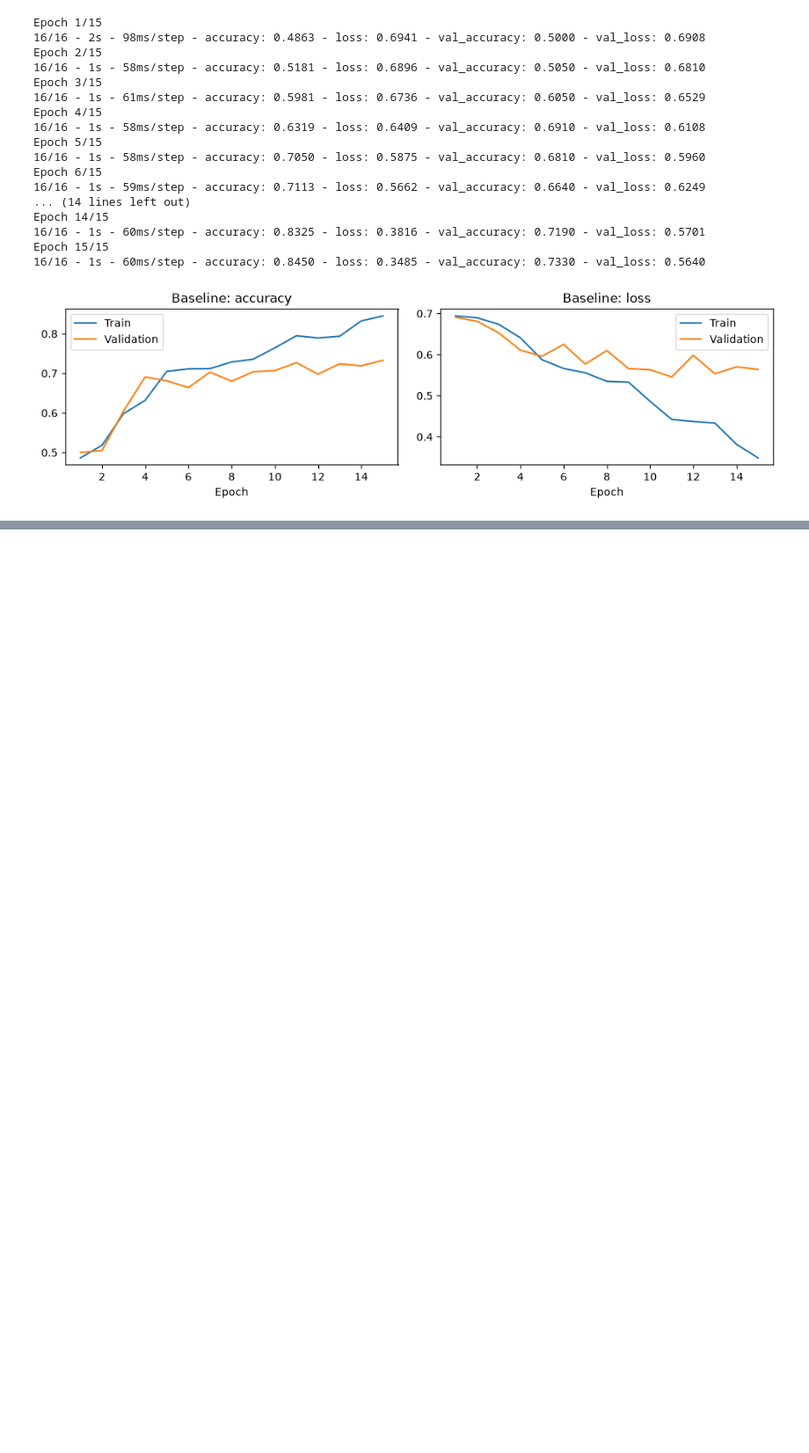
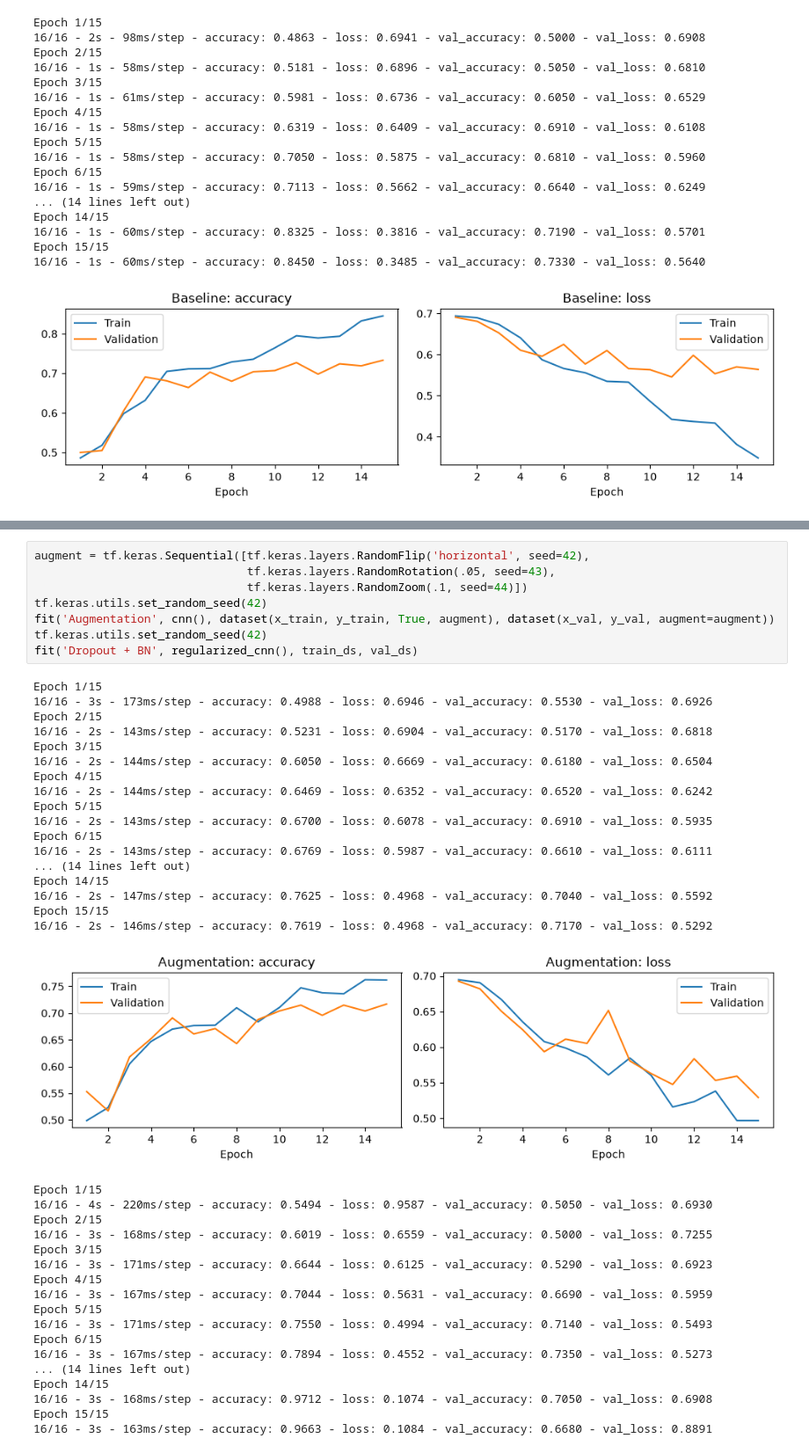
Before and after one commit to Vectra777/Projet-ia-it, a Jupyter notebook: cats_dogs_cnn.ipynb, the cells around one changed output, grey strips where cells are left out. Shown at 88% size. Drawn from its saved outputs; the diff is of its cells as text; blank space fills up the shorter version.

Commit message:
Ajout de l'augmentation, du dropout et de la batchnorm

```diff
--- a/cats_dogs_cnn.ipynb
+++ b/cats_dogs_cnn.ipynb
@@ -244,0 +256,44 @@ Epoch 15/15
+# %%
+augment = tf.keras.Sequential([tf.keras.layers.RandomFlip('horizontal', seed=42),
+                               tf.keras.layers.RandomRotation(.05, seed=43),
+                               tf.keras.layers.RandomZoom(.1, seed=44)])
+tf.keras.utils.set_random_seed(42)
+fit('Augmentation', cnn(), dataset(x_train, y_train, True, augment), dataset(x_val, y_val, augment=augment))
+tf.keras.utils.set_random_seed(42)
+fit('Dropout + BN', regularized_cnn(), train_ds, val_ds)
+# %% [output]
+Epoch 1/15
+16/16 - 3s - 173ms/step - accuracy: 0.4988 - loss: 0.6946 - val_accuracy: 0.5530 - val_loss: 0.6926
+Epoch 2/15
+16/16 - 2s - 143ms/step - accuracy: 0.5231 - loss: 0.6904 - val_accuracy: 0.5170 - val_loss: 0.6818
+Epoch 3/15
+16/16 - 2s - 144ms/step - accuracy: 0.6050 - loss: 0.6669 - val_accuracy: 0.6180 - val_loss: 0.6504
+Epoch 4/15
+16/16 - 2s - 144ms/step - accuracy: 0.6469 - loss: 0.6352 - val_accuracy: 0.6520 - val_loss: 0.6242
+Epoch 5/15
+16/16 - 2s - 143ms/step - accuracy: 0.6700 - loss: 0.6078 - val_accuracy: 0.6910 - val_loss: 0.5935
+Epoch 6/15
+16/16 - 2s - 143ms/step - accuracy: 0.6769 - loss: 0.5987 - val_accuracy: 0.6610 - val_loss: 0.6111
+... (14 lines left out)
+Epoch 14/15
+16/16 - 2s - 147ms/step - accuracy: 0.7625 - loss: 0.4968 - val_accuracy: 0.7040 - val_loss: 0.5592
+Epoch 15/15
+16/16 - 2s - 146ms/step - accuracy: 0.7619 - loss: 0.4968 - val_accuracy: 0.7170 - val_loss: 0.5292
+[figure, added]
+Epoch 1/15
+16/16 - 4s - 220ms/step - accuracy: 0.5494 - loss: 0.9587 - val_accuracy: 0.5050 - val_loss: 0.6930
+Epoch 2/15
+16/16 - 3s - 168ms/step - accuracy: 0.6019 - loss: 0.6559 - val_accuracy: 0.5000 - val_loss: 0.7255
+Epoch 3/15
+16/16 - 3s - 171ms/step - accuracy: 0.6644 - loss: 0.6125 - val_accuracy: 0.5290 - val_loss: 0.6923
+Epoch 4/15
+16/16 - 3s - 167ms/step - accuracy: 0.7044 - loss: 0.5631 - val_accuracy: 0.6690 - val_loss: 0.5959
+Epoch 5/15
+16/16 - 3s - 171ms/step - accuracy: 0.7550 - loss: 0.4994 - val_accuracy: 0.7140 - val_loss: 0.5493
+Epoch 6/15
+16/16 - 3s - 167ms/step - accuracy: 0.7894 - loss: 0.4552 - val_accuracy: 0.7350 - val_loss: 0.5273
+... (14 lines left out)
+Epoch 14/15
+16/16 - 3s - 168ms/step - accuracy: 0.9712 - loss: 0.1074 - val_accuracy: 0.7050 - val_loss: 0.6908
+Epoch 15/15
+16/16 - 3s - 163ms/step - accuracy: 0.9663 - loss: 0.1084 - val_accuracy: 0.6680 - val_loss: 0.8891
```
Also changed, not shown: parts of 4 cells of this notebook.
